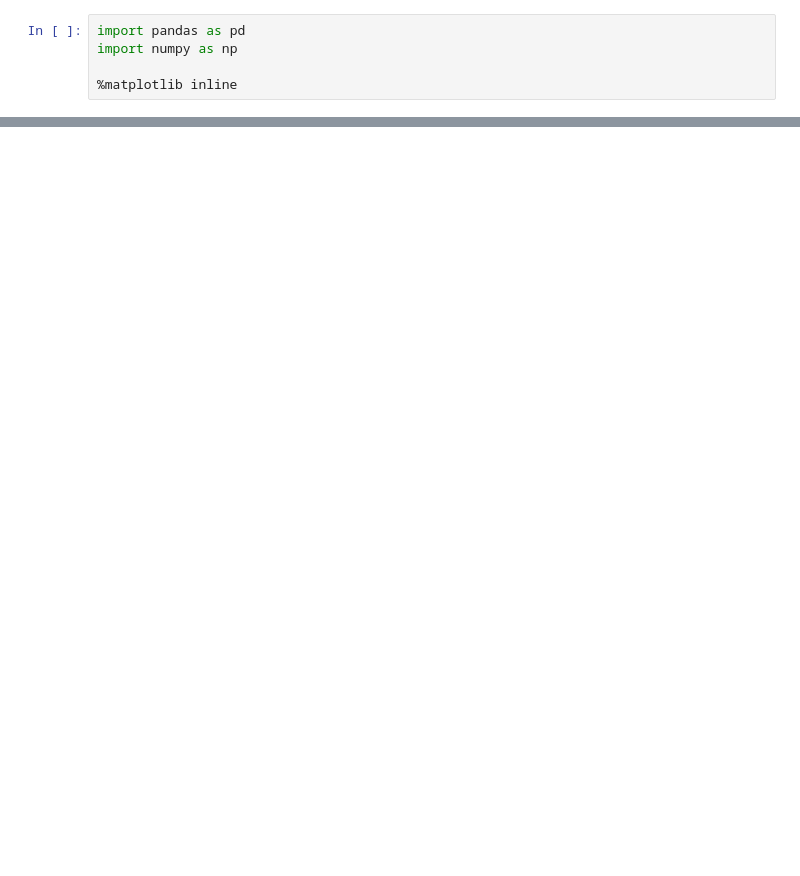
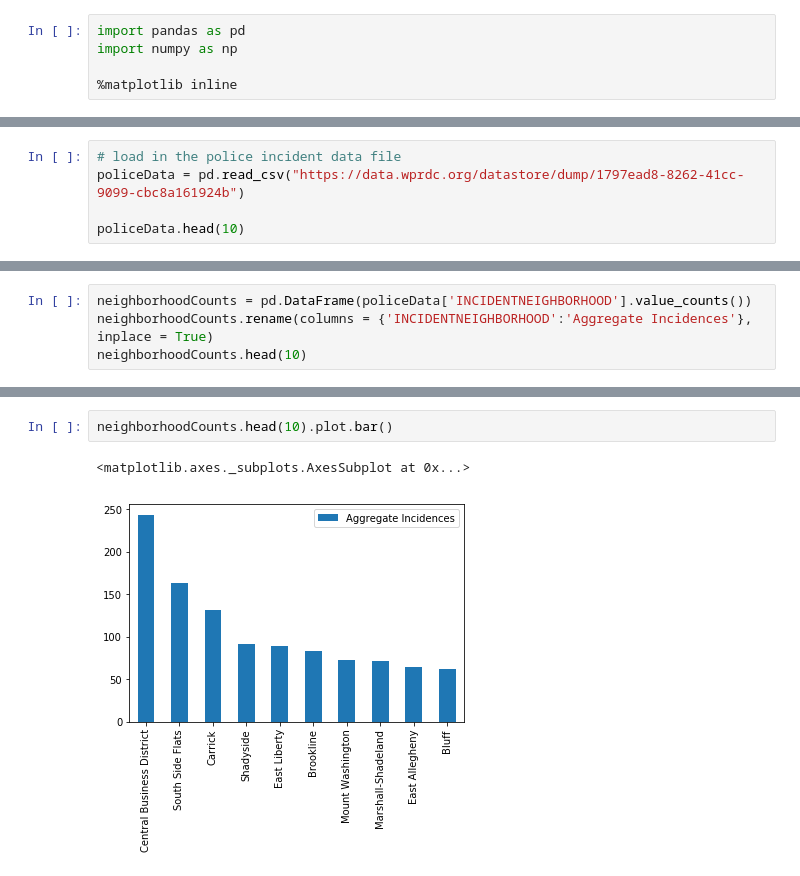
Before and after one commit to alucchitti/BigIdeasFinal, a Jupyter notebook: final-project.ipynb, the cells around one changed output, grey strips where cells are left out. Saved outputs shown, nothing was run; the diff lists cells and outputs as text; blank space fills up the shorter version.

```diff
--- a/final-project.ipynb
+++ b/final-project.ipynb
@@ -9,0 +6,5 @@ FileNotFoundError: File b'police-incident-blotter.csv' does not exist
+# %%
+# load in the police incident data file
+policeData = pd.read_csv("https://data.wprdc.org/datastore/dump/1797ead8-8262-41cc-9099-cbc8a161924b")
+
+policeData.head(10)
@@ -9,0 +23,4 @@ FileNotFoundError: File b'police-incident-blotter.csv' does not exist
+# %%
+neighborhoodCounts = pd.DataFrame(policeData['INCIDENTNEIGHBORHOOD'].value_counts())
+neighborhoodCounts.rename(columns = {'INCIDENTNEIGHBORHOOD':'Aggregate Incidences'}, inplace = True)
+neighborhoodCounts.head(10)
@@ -9,0 +39,5 @@ FileNotFoundError: File b'police-incident-blotter.csv' does not exist
+# %%
+neighborhoodCounts.head(10).plot.bar()
+# %% [output]
+<matplotlib.axes._subplots.AxesSubplot at 0x...>
+[figure, added]
```
Also changed, not shown: parts of 4 cells of this notebook.
